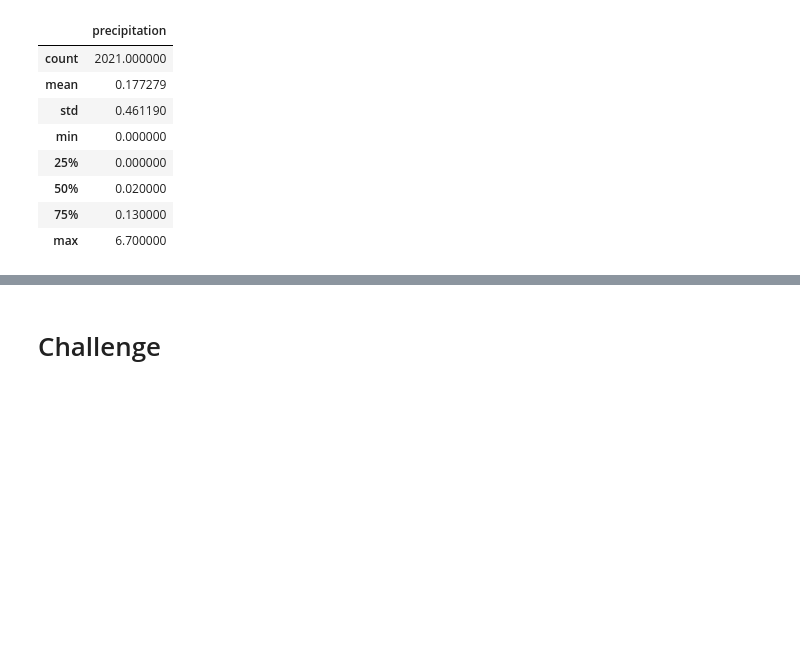
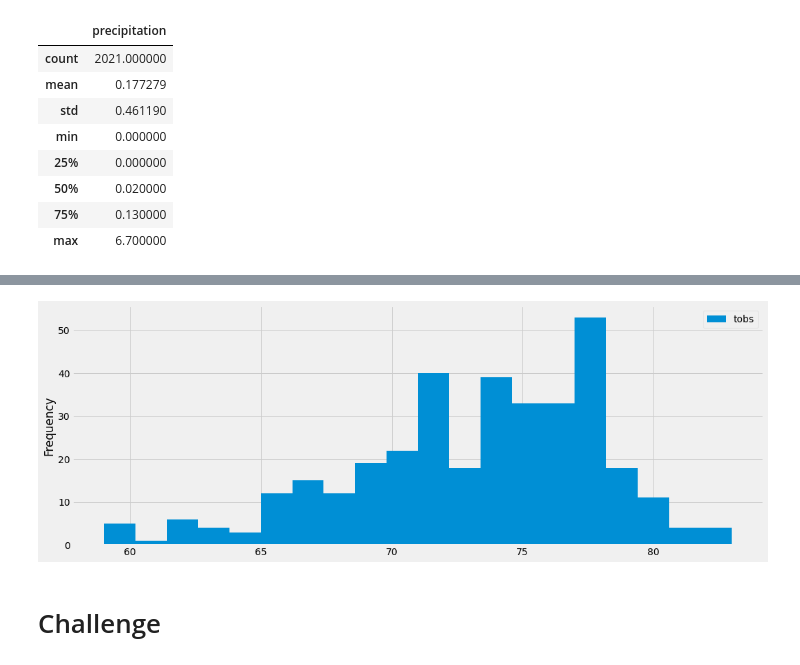
Before and after one commit to lindseyasterman/surfs_up, a Jupyter notebook: climate_analysis.ipynb, the cells around one changed output, grey strips where cells are left out. Saved outputs shown, nothing was run; the diff lists cells and outputs as text; code cells hidden in the pictures; blank space fills up the shorter version.

```diff
--- a/climate_analysis.ipynb
+++ b/climate_analysis.ipynb
@@ -109,3 +159,8 @@ df.describe()
+# %%
+df.plot.hist(bins=20)
+plt.tight_layout()
+# %% [output]
+[figure, added]
 # %%
 # Write a function called `calc_temps` that will accept start date and end date in the format '%Y-%m-%d'
 # and return the minimum, average, and maximum temperatures for that range of dates
```
Also changed, not shown: parts of 7 cells of this notebook.
